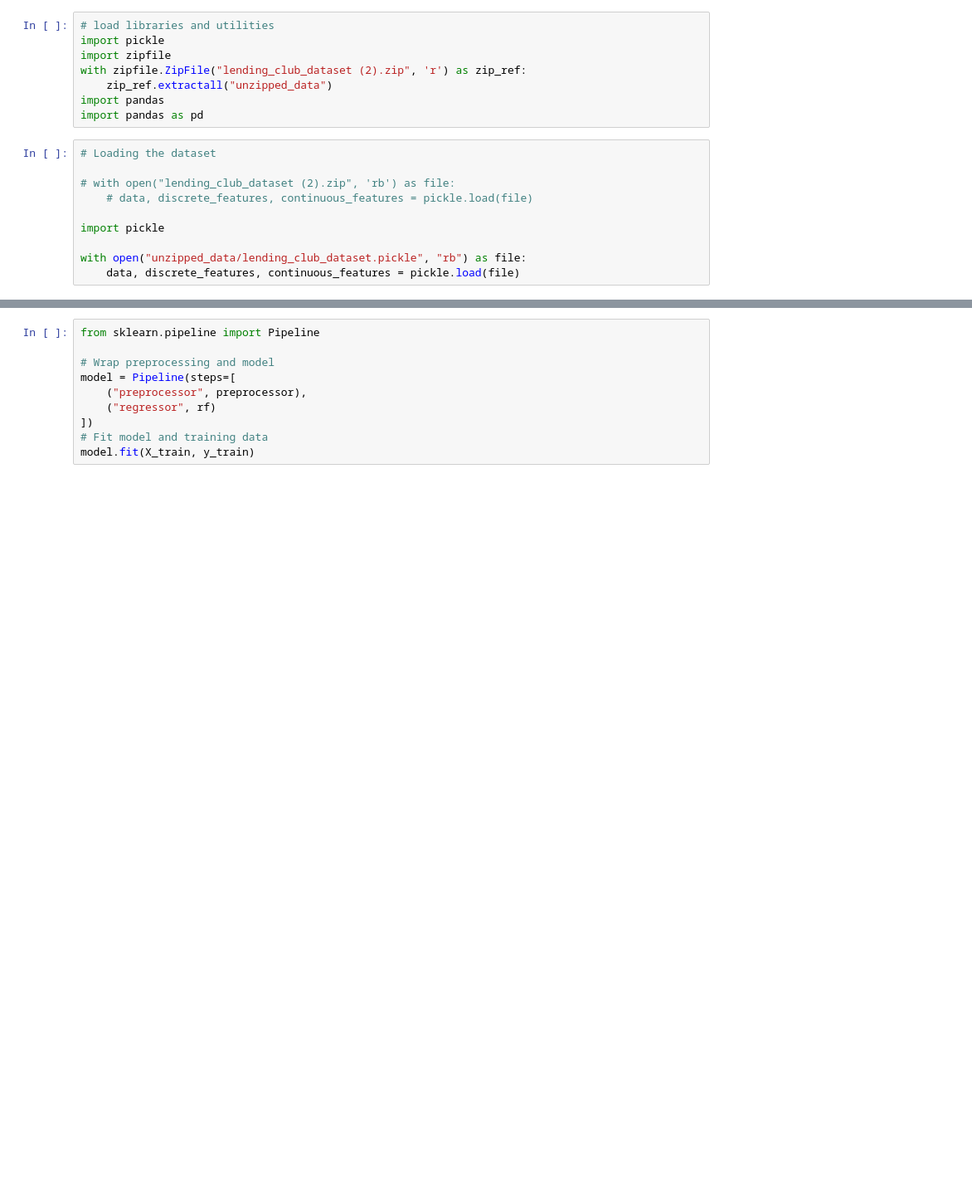
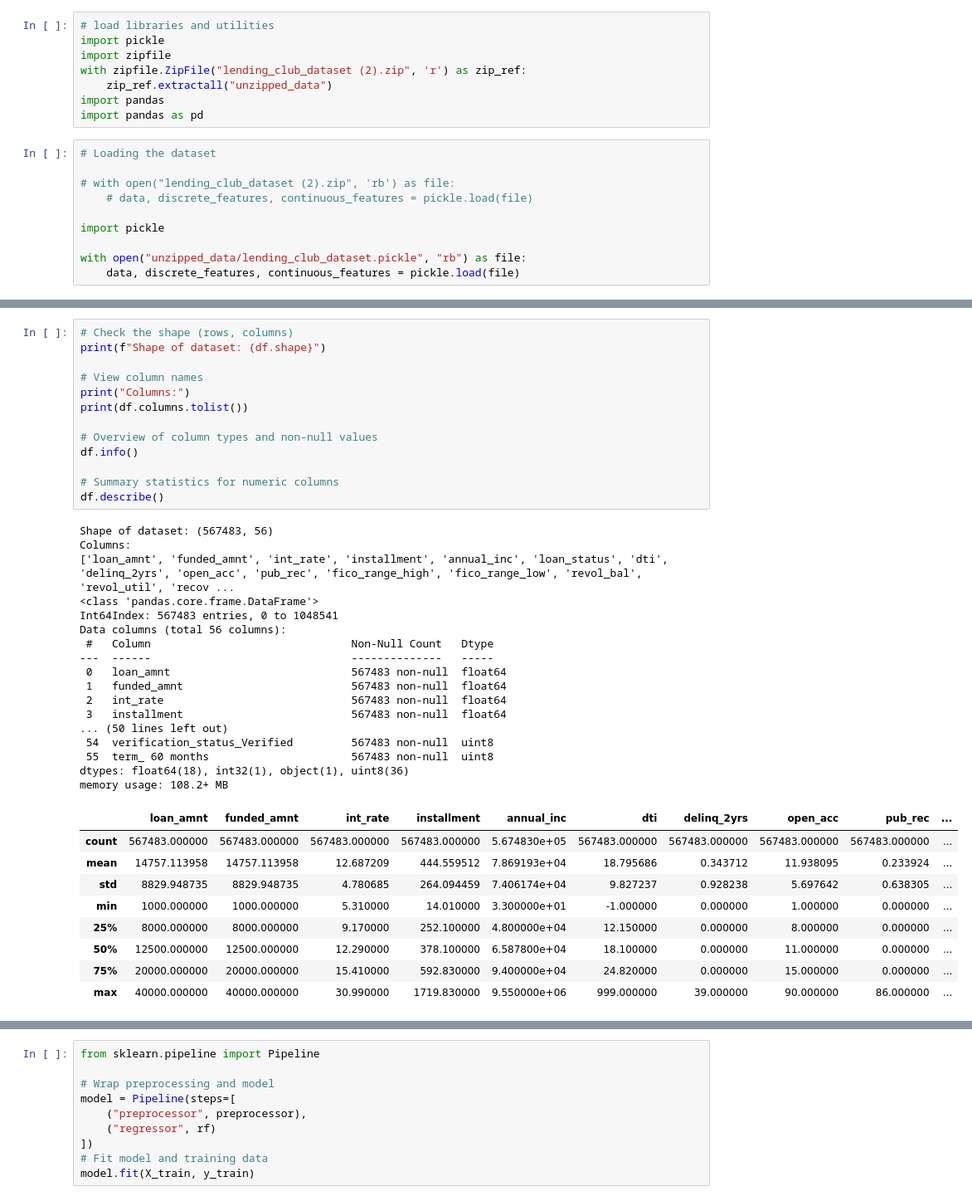
Before and after one commit to imanzaf/ifte0002-coursework, a Jupyter notebook: CW2_2025 (1).ipynb, the cells around one changed output, grey strips where cells are left out. Shown: that part at 83% size. Cells and saved outputs as stored; diff of their text form; blank space fills up the shorter version.

```diff
--- a/CW2_2025 (1).ipynb
+++ b/CW2_2025 (1).ipynb
@@ -403,0 +117,40 @@ rf = RandomForestRegressor(n_estimators=50, random_state=42, n_jobs=1)
+# %%
+# Check the shape (rows, columns)
+print(f"Shape of dataset: {df.shape}")
+
+# View column names
+print("Columns:")
+print(df.columns.tolist())
+
+# Overview of column types and non-null values
+df.info()
+
+# Summary statistics for numeric columns
+df.describe()
+# %% [output]
+Shape of dataset: (567483, 56)
+Columns:
+['loan_amnt', 'funded_amnt', 'int_rate', 'installment', 'annual_inc', 'loan_status', 'dti', 'delinq_2yrs', 'open_acc', 'pub_rec', 'fico_range_high', 'fico_range_low', 'revol_bal', 'revol_util', 'recov ...
+<class 'pandas.core.frame.DataFrame'>
+Int64Index: 567483 entries, 0 to 1048541
+Data columns (total 56 columns):
+ #   Column                               Non-Null Count   Dtype
+---  ------                               --------------   -----
+ 0   loan_amnt                            567483 non-null  float64
+ 1   funded_amnt                          567483 non-null  float64
+ 2   int_rate                             567483 non-null  float64
+ 3   installment                          567483 non-null  float64
+... (50 lines left out)
+ 54  verification_status_Verified         567483 non-null  uint8
+ 55  term_ 60 months                      567483 non-null  uint8
+dtypes: float64(18), int32(1), object(1), uint8(36)
+memory usage: 108.2+ MB
+|  | loan_amnt | funded_amnt | int_rate | installment | annual_inc | dti | delinq_2yrs | open_acc | pub_rec | ... |
+| count | 567483.000000 | 567483.000000 | 567483.000000 | 567483.000000 | 5.674830e+05 | 567483.000000 | 567483.000000 | 567483.000000 | 567483.000000 | ... |
+| mean | 14757.113958 | 14757.113958 | 12.687209 | 444.559512 | 7.869193e+04 | 18.795686 | 0.343712 | 11.938095 | 0.233924 | ... |
+| std | 8829.948735 | 8829.948735 | 4.780685 | 264.094459 | 7.406174e+04 | 9.827237 | 0.928238 | 5.697642 | 0.638305 | ... |
+| min | 1000.000000 | 1000.000000 | 5.310000 | 14.010000 | 3.300000e+01 | -1.000000 | 0.000000 | 1.000000 | 0.000000 | ... |
+| 25% | 8000.000000 | 8000.000000 | 9.170000 | 252.100000 | 4.800000e+04 | 12.150000 | 0.000000 | 8.000000 | 0.000000 | ... |
+| 50% | 12500.000000 | 12500.000000 | 12.290000 | 378.100000 | 6.587800e+04 | 18.100000 | 0.000000 | 11.000000 | 0.000000 | ... |
+| 75% | 20000.000000 | 20000.000000 | 15.410000 | 592.830000 | 9.400000e+04 | 24.820000 | 0.000000 | 15.000000 | 0.000000 | ... |
+| max | 40000.000000 | 40000.000000 | 30.990000 | 1719.830000 | 9.550000e+06 | 999.000000 | 39.000000 | 90.000000 | 86.000000 | ... |
```
Also changed, not shown: parts of 65 cells of this notebook.
